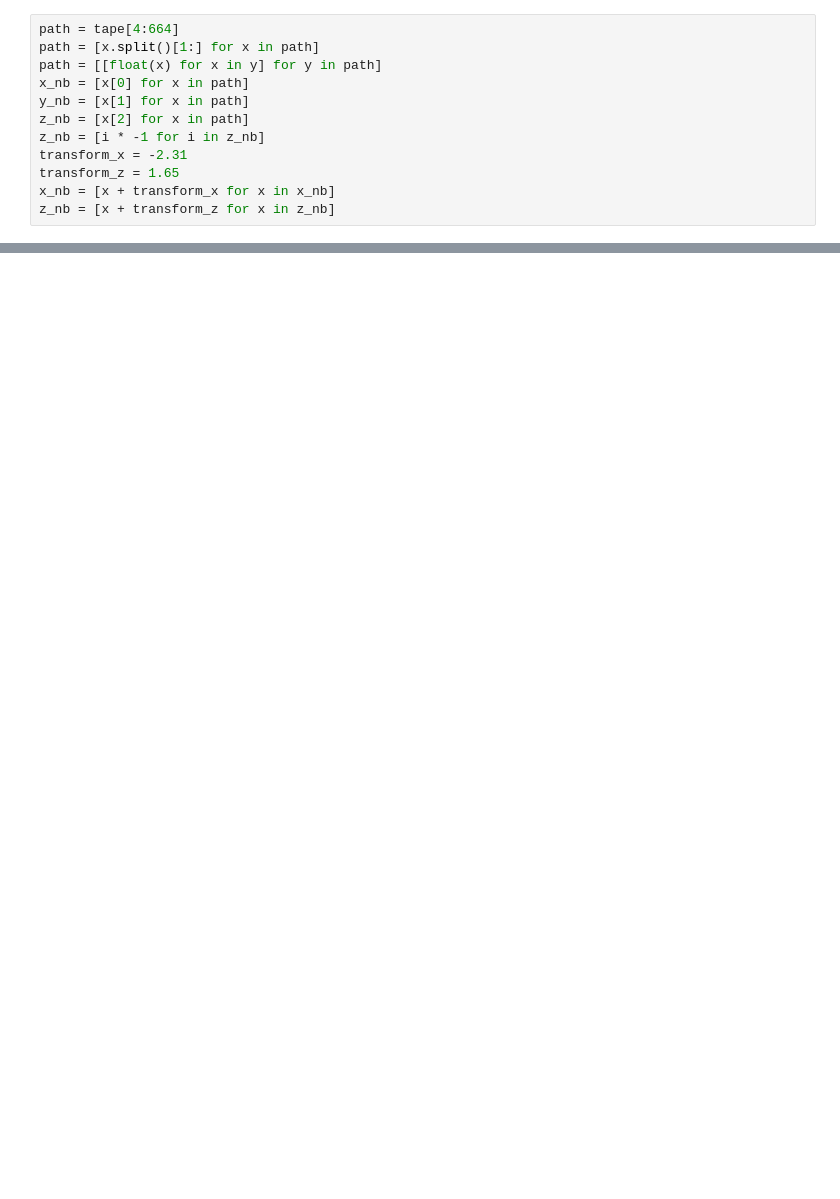
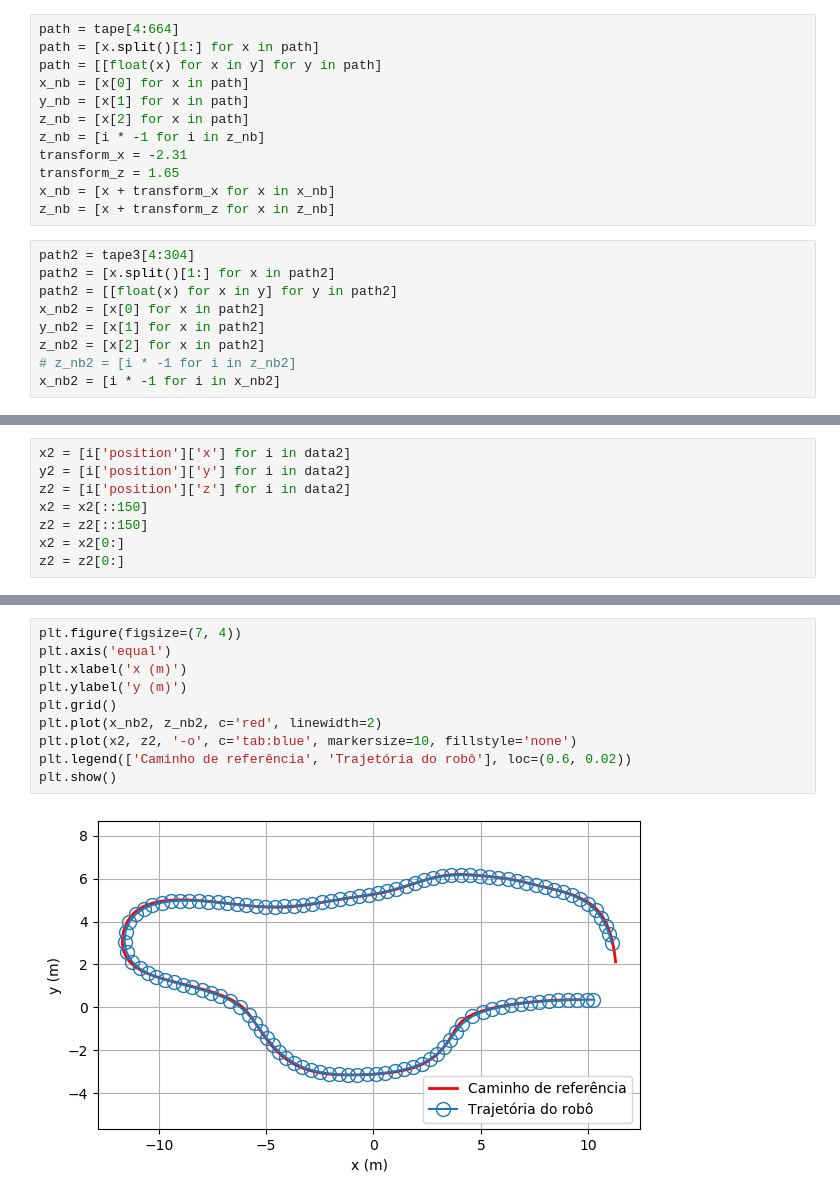
Before and after one commit to allan-almeida1/prediction, a Jupyter notebook: src/ground_truth/plot.ipynb, the cells around one changed output, grey strips where cells are left out. Saved outputs shown, nothing was run; the diff lists cells and outputs as text; blank space fills up the shorter version.

```diff
--- a/src/ground_truth/plot.ipynb
+++ b/src/ground_truth/plot.ipynb
@@ -19,6 +26,15 @@ transform_x = -2.31
 transform_z = 1.65
 x_nb = [x + transform_x for x in x_nb]
 z_nb = [x + transform_z for x in z_nb]
+# %%
+path2 = tape3[4:304]
+path2 = [x.split()[1:] for x in path2]
+path2 = [[float(x) for x in y] for y in path2]
+x_nb2 = [x[0] for x in path2]
+y_nb2 = [x[1] for x in path2]
+z_nb2 = [x[2] for x in path2]
+# z_nb2 = [i * -1 for i in z_nb2]
+x_nb2 = [i * -1 for i in x_nb2]
 # %%
 x = [i['position']['x'] for i in data]
 y = [i['position']['y'] for i in data]
@@ -30,3 +46,11 @@ z = z[3:]
+# %%
+x2 = [i['position']['x'] for i in data2]
+y2 = [i['position']['y'] for i in data2]
+z2 = [i['position']['z'] for i in data2]
+x2 = x2[::150]
+z2 = z2[::150]
+x2 = x2[0:]
+z2 = z2[0:]
 # %%
 # Figure size
 plt.figure(figsize=(7, 6))
@@ -42,0 +67,12 @@ plt.show()
+# %%
+plt.figure(figsize=(7, 4))
+plt.axis('equal')
+plt.xlabel('x (m)')
+plt.ylabel('y (m)')
+plt.grid()
+plt.plot(x_nb2, z_nb2, c='red', linewidth=2)
+plt.plot(x2, z2, '-o', c='tab:blue', markersize=10, fillstyle='none')
+plt.legend(['Caminho de referência', 'Trajetória do robô'], loc=(0.6, 0.02))
+plt.show()
+# %% [output]
+[figure, added]
```
Also changed, not shown: parts of 3 cells of this notebook, 14 other files.
